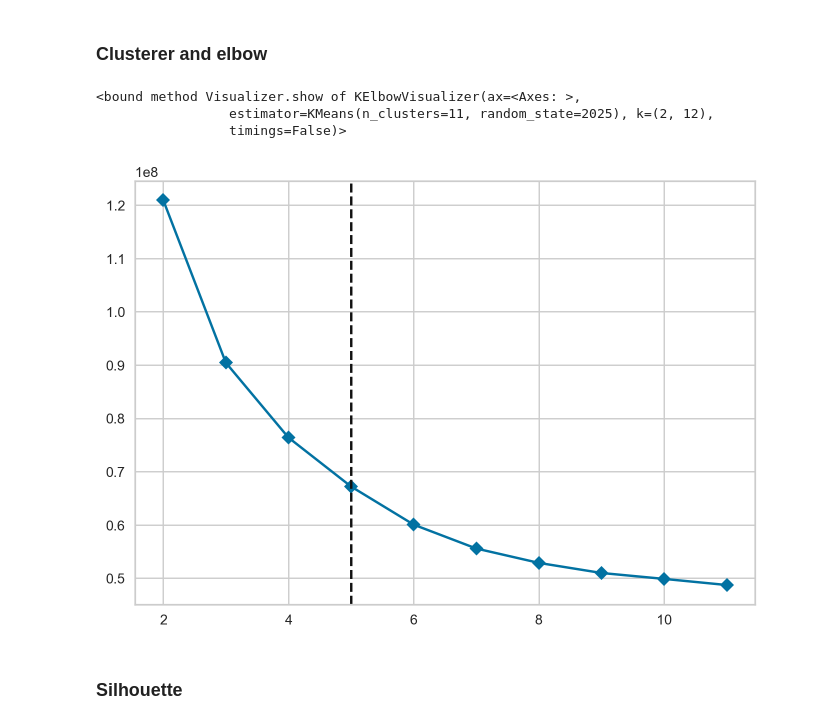
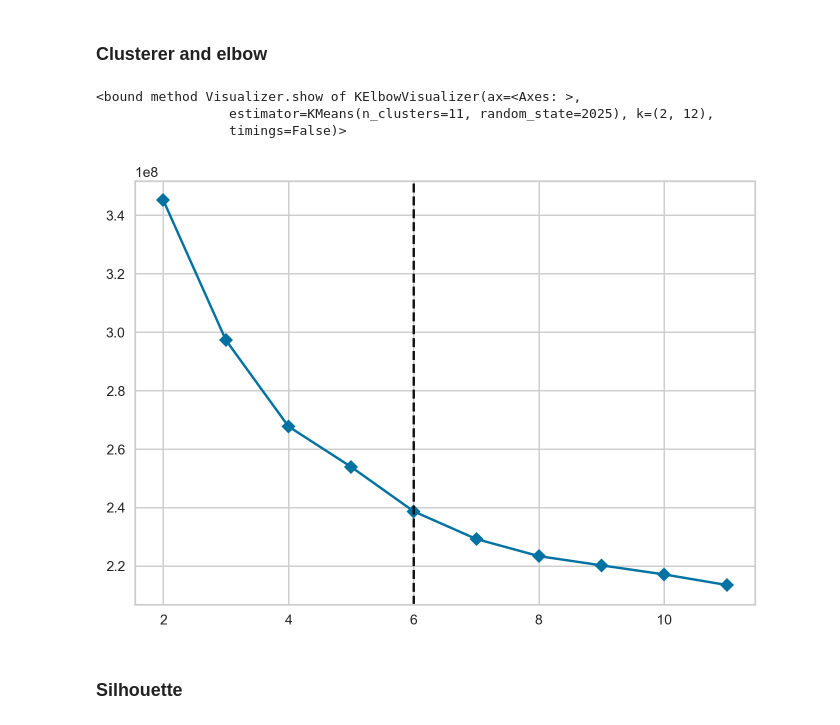
Before and after one commit to andytyuan2/DATASCI-3000, a Jupyter notebook: Coursework_Final.ipynb, the cells around one changed output. Cells and saved outputs as stored; diff of their text form; code cells hidden in the pictures.

```diff
--- a/Coursework_Final.ipynb
+++ b/Coursework_Final.ipynb
@@ -85,11 +88,12 @@ import heapq
 # %%
-householdspend = pl.read_csv("../Coursework Data/HouseholdSpend.csv")
-demographics = pl.read_csv("../Coursework Data/DemoStats.csv")
+# Combine data on the CODE variable
+data_combined = householdspend.join(demographics, on="CODE", how="full")
 
 # Dropping columns described in the Discord announcements
 columns_to_drop = ["HSHNIAGG", "HSAGDISPIN", "HSAGDISCIN",
-                   "HSEP001", "HSEP002", "HSEP003", "HSEP004", "HSEP005", "HSEP006", "HSEP007", "CODE", "GEO"]
-ifexisting_cols = [col for col in columns_to_drop if col in householdspend.columns]
-datahousehold = householdspend.drop(ifexisting_cols)
-datahousehold.describe()
+                   "HSEP001", "HSEP002", "HSEP003", "HSEP004", "HSEP005", "HSEP006", "HSEP007",
+                   "CODE", "CODE_right", "GEO", "GEO_right"]
+ifexisting_cols = [col for col in columns_to_drop if col in data_combined.columns]
+datahouseholds = data_combined.drop(ifexisting_cols)
+datahouseholds.describe()
 # %% [output]
@@ -105,3 +109,26 @@ shape: (9, 242)
 | "50%" | 8.0 | 969018.390794 | 888496.551166 | 140149.72964 | 673798.921422 | 156532.519617 | 119802.611538 | 46963.310598 | 47206.797141 | 30088.717747 | ... |
 | "75%" | 18.0 | 2.4677e6 | 2.2273e6 | 405799.58862 | 1.6375e6 | 397364.857056 | 283335.041457 | 112572.36426 | 111185.41082 | 76441.320833 | ... |
 | "max" | 7751.0 | 1.3761e9 | 1.1036e9 | 2.2146e8 | 8.0100e8 | 2.0096e8 | 1.4390e8 | 5.5996e7 | 4.8493e7 | 3.8124e7 | ... |
+# %%
+# identify which columns are strings
+string_columns = datahouseholds.select(pl.col(pl.Utf8())).columns
+
+# Replace NA with median values of the columns converted to string
+for col in string_columns:
+    median = (
+        datahouseholds[col].replace("NA", None)
+        .cast(pl.Float64)
+        .median()
+    )
+    datahouseholds = datahouseholds.with_columns(
+        pl.col(col).replace("NA", None)
+        .cast(pl.Float64)
+        .fill_null(median)
+        .alias(col)
+    )
+# %%
+string_columns = datahouseholds.select(pl.col(pl.Utf8())).columns
+datahouseholds_cleaned = datahouseholds.with_columns(
+    pl.col(string_columns).cast(pl.Float64)
+)
+datahouseholds_cleaned.describe()
@@ -108,3 +148,2 @@ shape: (9, 242)
 # %%
-data = datahousehold.clone()
-demographics.describe()
+data = datahouseholds_cleaned.clone()
@@ -131,28 +157,30 @@ data_scaled = pd.DataFrame(scaler.fit_transform(data.to_pandas()), columns=data.
 # %% [markdown]
 ### Clusterer and elbow
 # %%
+data_scaled_sample = data_scaled.sample(n=500000) # sample for size of data set
+
 # k-means clusterer
 
 KClusterer = KMeans(n_clusters=3, # initialized with 3 for simplicity
                    verbose=0,
                    random_state=2025) # Name of operator and cluster number
 
 # Elbow visualizer
 
 visualizer = KElbowVisualizer(KClusterer,
                               k=(2,12),
                               locate_elbow=True,
                               timings=False)
 
-visualizer.fit(data_scaled)
+visualizer.fit(data_scaled_sample)
 visualizer.show
 
-## Chosen: 5 clusters
+## Chosen: 6 clusters
 # %% [output]
 <bound method Visualizer.show of KElbowVisualizer(ax=<Axes: >,
                  estimator=KMeans(n_clusters=11, random_state=2025), k=(2, 12),
                  timings=False)>
-[figure, old version]
+[figure, new version]
 # %% [markdown]
 ### Silhouette
 # %%
```
Also changed, not shown: parts of 5 cells of this notebook, 1 other file.
